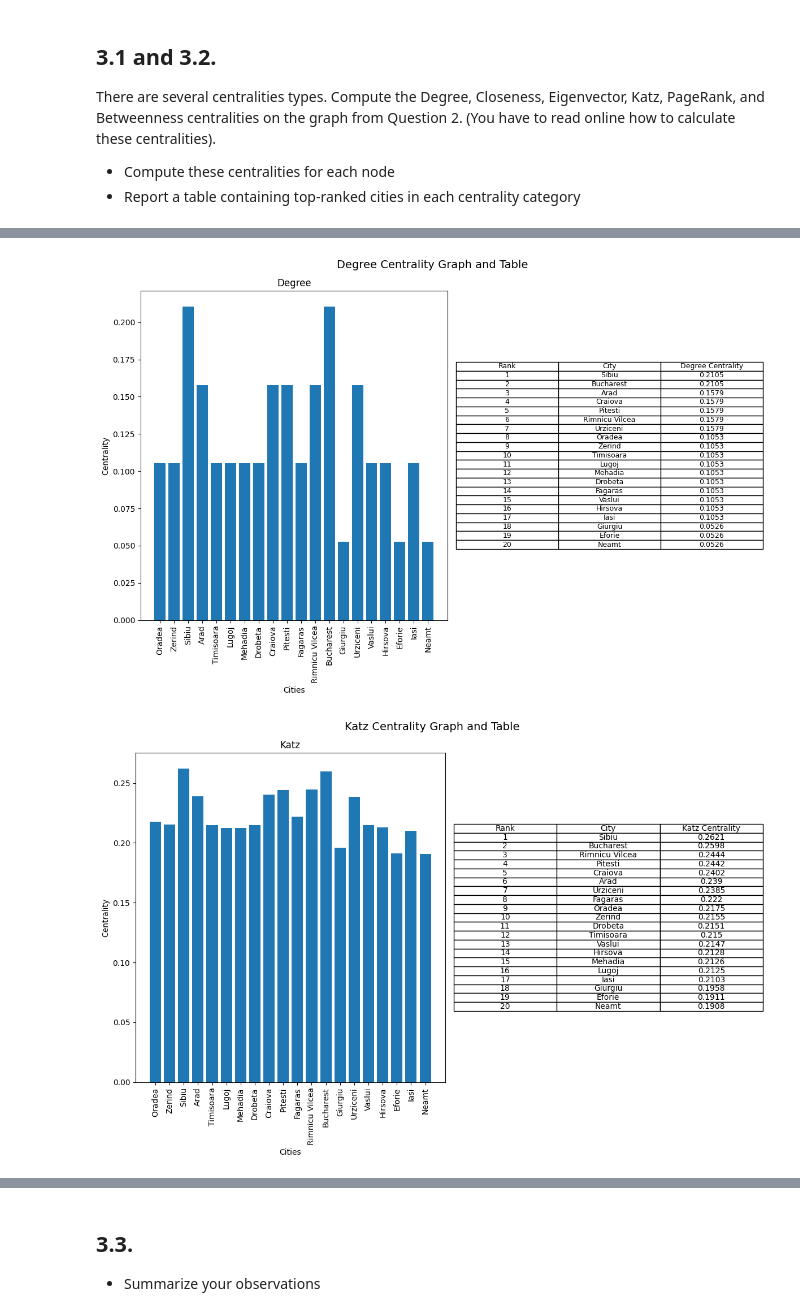
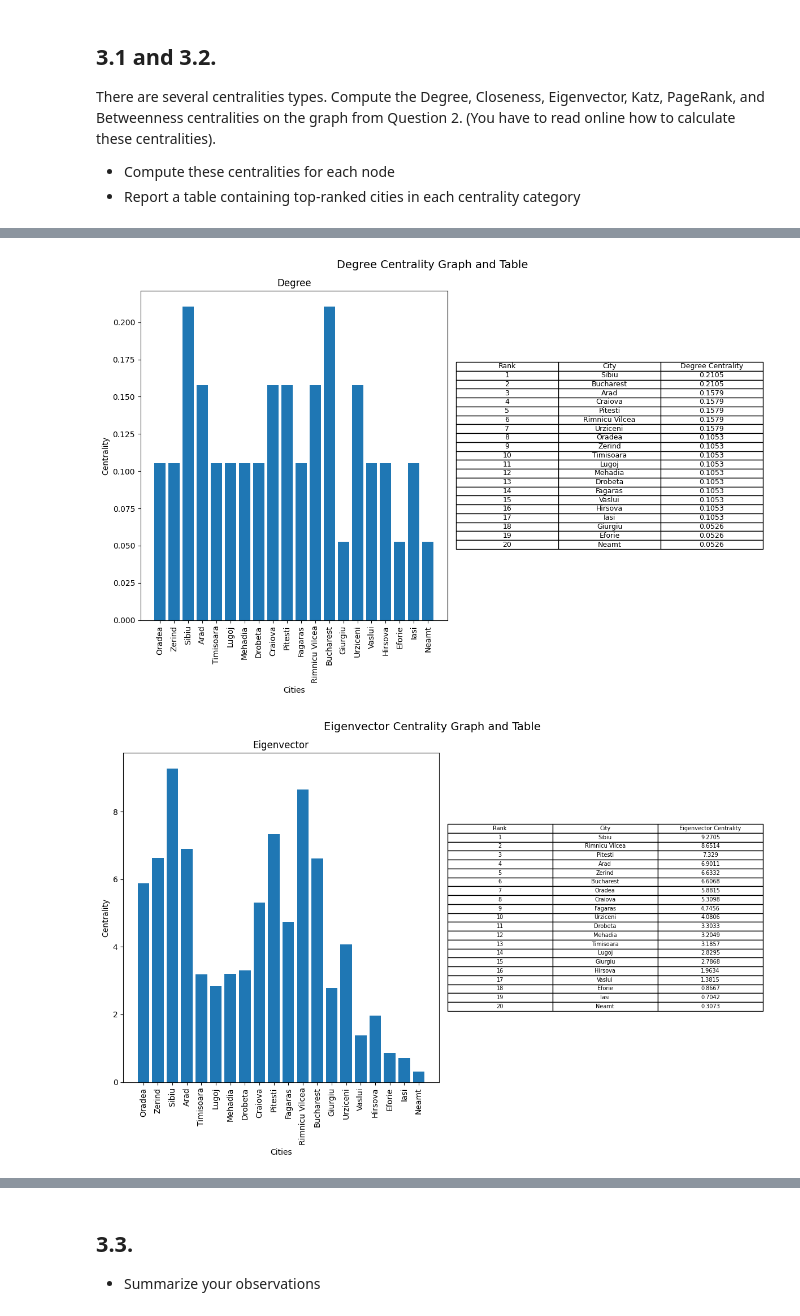
Before and after one commit to NathanZlion/AI_algo, a Jupyter notebook: Observation.ipynb, the cells around one changed output, grey strips where cells are left out. Cells and saved outputs as stored; diff of their text form; code cells hidden in the pictures.

Commit message:
eigenvector centrality implemented nicely.
bigs removed ... sortof, and the resulting graph is not weird and inaccurate. Now it gives sense

```diff
--- a/Observation.ipynb
+++ b/Observation.ipynb
@@ -112,9 +112,11 @@ There are several centralities types. Compute the Degree, Closeness, Eigenvector
 * Report a table containing top-ranked cities in each centrality category
 # %%
 from typing import List, Mapping, Tuple
+from matplotlib import pyplot
 from centrality import Centrality as center
 from romaniaCity import Romania
 import matplotlib.pyplot as plt
+
 
 # compute the centrality of every Romanian city.
 romania_graph = Romania().get_city()
@@ -123,54 +125,54 @@ romania_coordinates = Romania().get_coordinates()
 betweenness_centrality = center().betweenness_centrality(romania_graph)
 closeness_centrality = center().closeness_centrality(romania_graph)
 degree_centrality = center().degree_centrality(romania_graph)
-# eigenvector_centrality = center().eigenvector_centrality(romania_graph)
+eigenvector_centrality = center().eigenvector_centrality(romania_graph)
 katz_centrality = center().katz_centrality(romania_graph)
 pagerank_centrality = center().pagerank_centrality(romania_graph)
 
 centrality_list : List[Tuple[Mapping,str]] = [(betweenness_centrality, "Betweenness"),\
                 (closeness_centrality, "Closeness"),(degree_centrality, "Degree"),\
-                # (eigenvector_centrality, "Eigenvector"),\
-                      (katz_centrality, "Katz"),\
+                (eigenvector_centrality, "Eigenvector"),\
+                (katz_centrality, "Katz"),\
                 (pagerank_centrality, "PageRank")]
 
-x_labels = list(romania_graph.get_nodes())
+x_values = list(romania_graph.get_nodes())
 
 for centrality in centrality_list:
     y_values = []
     centrality_dict, centrality_name = centrality
 
-    for key in x_labels:
+    for key in x_values:
         y_values.append(centrality_dict[key])
 
     # create a figure with 1 row and 2 columns
     fig, axs = plt.subplots(1, 2, figsize=(12,8))
 
     # plot the bar chart in the first column
-    axs[0].bar(x_labels, y_values)
-    axs[0].set_xticklabels(x_labels, rotation=90)
+    axs[0].bar(x_values, y_values)
+    axs[0].set_xticklabels(x_values, rotation=90)
     axs[0].set_xlabel('Cities')
     axs[0].set_ylabel('Centrality')
     axs[0].set_title(centrality_name)
 
     # create a sorted list of cities by centrality
-    sorted_cities = sorted(x_labels, key=lambda x: centrality_dict[x], reverse=True)
+    sorted_cities = sorted(x_values, key=lambda x: centrality_dict[x], reverse=True)
 
     # create a table displaying the ranking of cities by centrality in the second column
     table_data = [["Rank", "City", centrality_name + " Centrality"]]
     for i in range(len(sorted_cities)):
         table_data.append([str(i+1), sorted_cities[i], round(centrality_dict[sorted_cities[i]], 4)])
 
     axs[1].axis('off')
     axs[1].axis('tight')
     axs[1].table(cellText=table_data, colLabels=None, cellLoc='center', loc='center') # type: ignore
 
     fig.suptitle(f'{centrality_name} Centrality Graph and Table', fontsize=14)
     fig.tight_layout()
 
     # show the figure
     plt.show()
 # %% [output]
 [figure]
 [figure]
 [figure]
-[figure, old version]
+[figure, new version]
```
Also changed, not shown: parts of 3 cells of this notebook, 9 other files.
